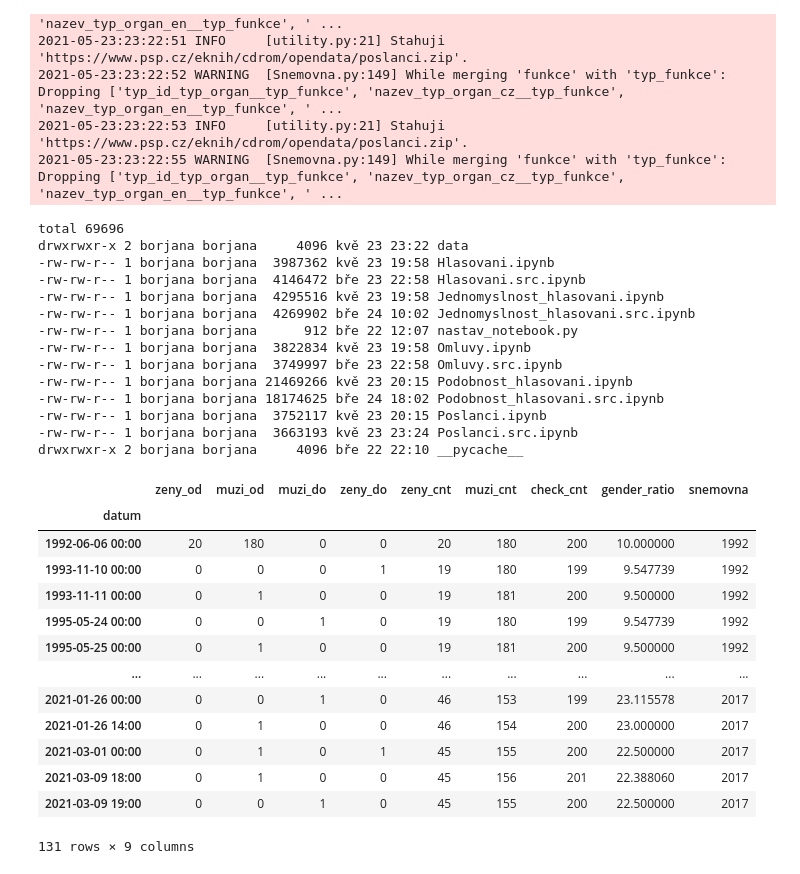
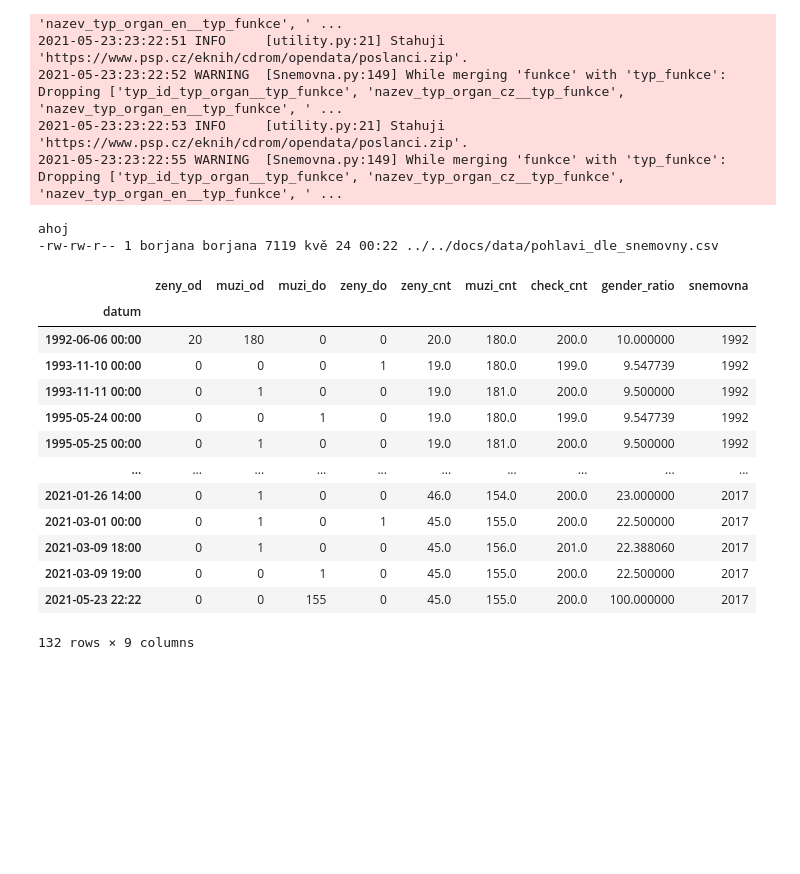
Before and after one commit to parlamentikon/parlamentikon, a Jupyter notebook: notebooks/Poslanci.src.ipynb, the cells around one changed output. Cells and saved outputs as stored; diff of their text form; code cells hidden in the pictures; blank space fills up the shorter version.

Commit message:
check the last nan index value

```diff
--- a/notebooks/Poslanci.src.ipynb
+++ b/notebooks/Poslanci.src.ipynb
@@ -129,11 +129,14 @@ def pohlavi_dle_snemovny(snemovna):
 
     zeny_od = x[x.pohlavi == 'žena'].groupby('od_parlament').size().to_frame('zeny_od').rename_axis(index={'od_parlament': 'datum'})
     zeny_do = x[x.pohlavi == 'žena'].groupby('do_parlament').size().to_frame('zeny_do').rename_axis(index={'do_parlament': 'datum'})
+    #zeny_do.index = zeny_do.index.fillna(pd.to_datetime("now"))
     if snemovna < 2002:
         zeny_do.index = zeny_do.index.shift(1, freq='D')
 
     muzi_od = x[x.pohlavi == 'muž'].groupby('od_parlament').size().to_frame('muzi_od').rename_axis(index={'od_parlament': 'datum'})
-    muzi_do = x[x.pohlavi == 'muž'].groupby('do_parlament').size().to_frame('muzi_do').rename_axis(index={'do_parlament': 'datum'})
+    muzi_do = x[x.pohlavi == 'muž'].groupby('do_parlament',  dropna=False).size().to_frame('muzi_do').rename_axis(index={'do_parlament': 'datum'})
+    #muzi_do.index = muzi_do.index.fillna(pd.to_datetime("now"))
+    #print(muzi_do[muzi_do.muzi_do.isna()])
     if snemovna < 2002:
         muzi_do.index = muzi_do.index.shift(1, freq='D')
 
@@ -155,50 +158,44 @@ def pohlavi_dle_snemovny(snemovna):
 
     df['snemovna'] = snemovna
 
+    if (len(df) > 1) and (pd.isna(df.index[-1])):
+        df.rename(index={pd.NaT: pd.to_datetime("now").tz_localize('Europe/Prague')}, inplace=True)
+        df.iloc[-1, df.columns.get_loc('zeny_cnt')] = df.iloc[-2].zeny_cnt
+        df.iloc[-1, df.columns.get_loc('muzi_cnt')] = df.iloc[-2].muzi_cnt
+        df['check_cnt'] = df['zeny_cnt'] + df['muzi_cnt']
+
     return df
 # %%
 podily = []
 for snemovna in snemovny:
     podily.append(pohlavi_dle_snemovny(snemovna))
 
 podily_df = pd.concat(podily, join='outer')
 podily_df.index = podily_df.index.strftime("%Y-%m-%d %H:%M")
 
-! mkdir -p "../docs/data"
-export_path = "../docs/data/pohlavi_dle_snemovny.csv"
+! mkdir -p "../../docs/data"
+export_path = "../../docs/data/pohlavi_dle_snemovny.csv"
 podily_df.to_csv(export_path)
-! ls -l #{export_path}
+! ls -l {export_path}
 
 podily_df
 # %% [output]
-total 69696
-drwxrwxr-x 2 borjana borjana     4096 kvě 23 23:22 data
--rw-rw-r-- 1 borjana borjana  3987362 kvě 23 19:58 Hlasovani.ipynb
--rw-rw-r-- 1 borjana borjana  4146472 bře 23 22:58 Hlasovani.src.ipynb
--rw-rw-r-- 1 borjana borjana  4295516 kvě 23 19:58 Jednomyslnost_hlasovani.ipynb
--rw-rw-r-- 1 borjana borjana  4269902 bře 24 10:02 Jednomyslnost_hlasovani.src.ipynb
--rw-rw-r-- 1 borjana borjana      912 bře 22 12:07 nastav_notebook.py
--rw-rw-r-- 1 borjana borjana  3822834 kvě 23 19:58 Omluvy.ipynb
--rw-rw-r-- 1 borjana borjana  3749997 bře 23 22:58 Omluvy.src.ipynb
--rw-rw-r-- 1 borjana borjana 21469266 kvě 23 20:15 Podobnost_hlasovani.ipynb
--rw-rw-r-- 1 borjana borjana 18174625 bře 24 18:02 Podobnost_hlasovani.src.ipynb
--rw-rw-r-- 1 borjana borjana  3752117 kvě 23 20:15 Poslanci.ipynb
--rw-rw-r-- 1 borjana borjana  3663193 kvě 23 23:24 Poslanci.src.ipynb
-drwxrwxr-x 2 borjana borjana     4096 bře 22 22:10 __pycache__
+ahoj
+-rw-rw-r-- 1 borjana borjana 7119 kvě 24 00:22 ../../docs/data/pohlavi_dle_snemovny.csv
 |  | zeny_od | muzi_od | muzi_do | zeny_do | zeny_cnt | muzi_cnt | check_cnt | gender_ratio | snemovna |
 | datum |  |  |  |  |  |  |  |  |  |
-| 1992-06-06 00:00 | 20 | 180 | 0 | 0 | 20 | 180 | 200 | 10.000000 | 1992 |
-| 1993-11-10 00:00 | 0 | 0 | 0 | 1 | 19 | 180 | 199 | 9.547739 | 1992 |
-| 1993-11-11 00:00 | 0 | 1 | 0 | 0 | 19 | 181 | 200 | 9.500000 | 1992 |
-| 1995-05-24 00:00 | 0 | 0 | 1 | 0 | 19 | 180 | 199 | 9.547739 | 1992 |
-| 1995-05-25 00:00 | 0 | 1 | 0 | 0 | 19 | 181 | 200 | 9.500000 | 1992 |
+| 1992-06-06 00:00 | 20 | 180 | 0 | 0 | 20.0 | 180.0 | 200.0 | 10.000000 | 1992 |
+| 1993-11-10 00:00 | 0 | 0 | 0 | 1 | 19.0 | 180.0 | 199.0 | 9.547739 | 1992 |
+| 1993-11-11 00:00 | 0 | 1 | 0 | 0 | 19.0 | 181.0 | 200.0 | 9.500000 | 1992 |
+| 1995-05-24 00:00 | 0 | 0 | 1 | 0 | 19.0 | 180.0 | 199.0 | 9.547739 | 1992 |
+| 1995-05-25 00:00 | 0 | 1 | 0 | 0 | 19.0 | 181.0 | 200.0 | 9.500000 | 1992 |
 | ... | ... | ... | ... | ... | ... | ... | ... | ... | ... |
-| 2021-01-26 00:00 | 0 | 0 | 1 | 0 | 46 | 153 | 199 | 23.115578 | 2017 |
-| 2021-01-26 14:00 | 0 | 1 | 0 | 0 | 46 | 154 | 200 | 23.000000 | 2017 |
-| 2021-03-01 00:00 | 0 | 1 | 0 | 1 | 45 | 155 | 200 | 22.500000 | 2017 |
-| 2021-03-09 18:00 | 0 | 1 | 0 | 0 | 45 | 156 | 201 | 22.388060 | 2017 |
-| 2021-03-09 19:00 | 0 | 0 | 1 | 0 | 45 | 155 | 200 | 22.500000 | 2017 |
+| 2021-01-26 14:00 | 0 | 1 | 0 | 0 | 46.0 | 154.0 | 200.0 | 23.000000 | 2017 |
+| 2021-03-01 00:00 | 0 | 1 | 0 | 1 | 45.0 | 155.0 | 200.0 | 22.500000 | 2017 |
+| 2021-03-09 18:00 | 0 | 1 | 0 | 0 | 45.0 | 156.0 | 201.0 | 22.388060 | 2017 |
+| 2021-03-09 19:00 | 0 | 0 | 1 | 0 | 45.0 | 155.0 | 200.0 | 22.500000 | 2017 |
+| 2021-05-23 22:22 | 0 | 0 | 155 | 0 | 45.0 | 155.0 | 200.0 | 100.000000 | 2017 |
-131 rows × 9 columns
+132 rows × 9 columns
 # %%
 fig = go.Figure()
 
```
Also changed, not shown: parts of 2 cells of this notebook.
